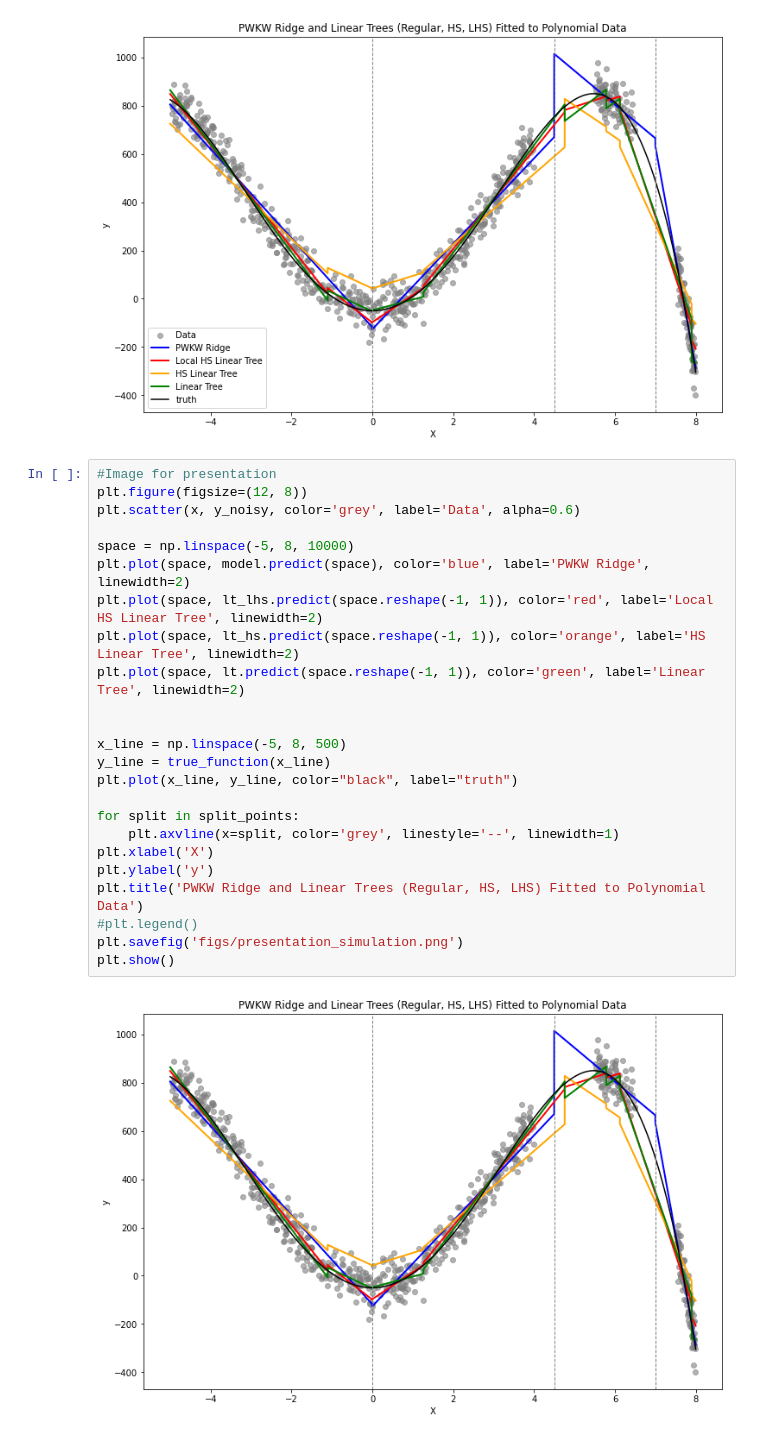
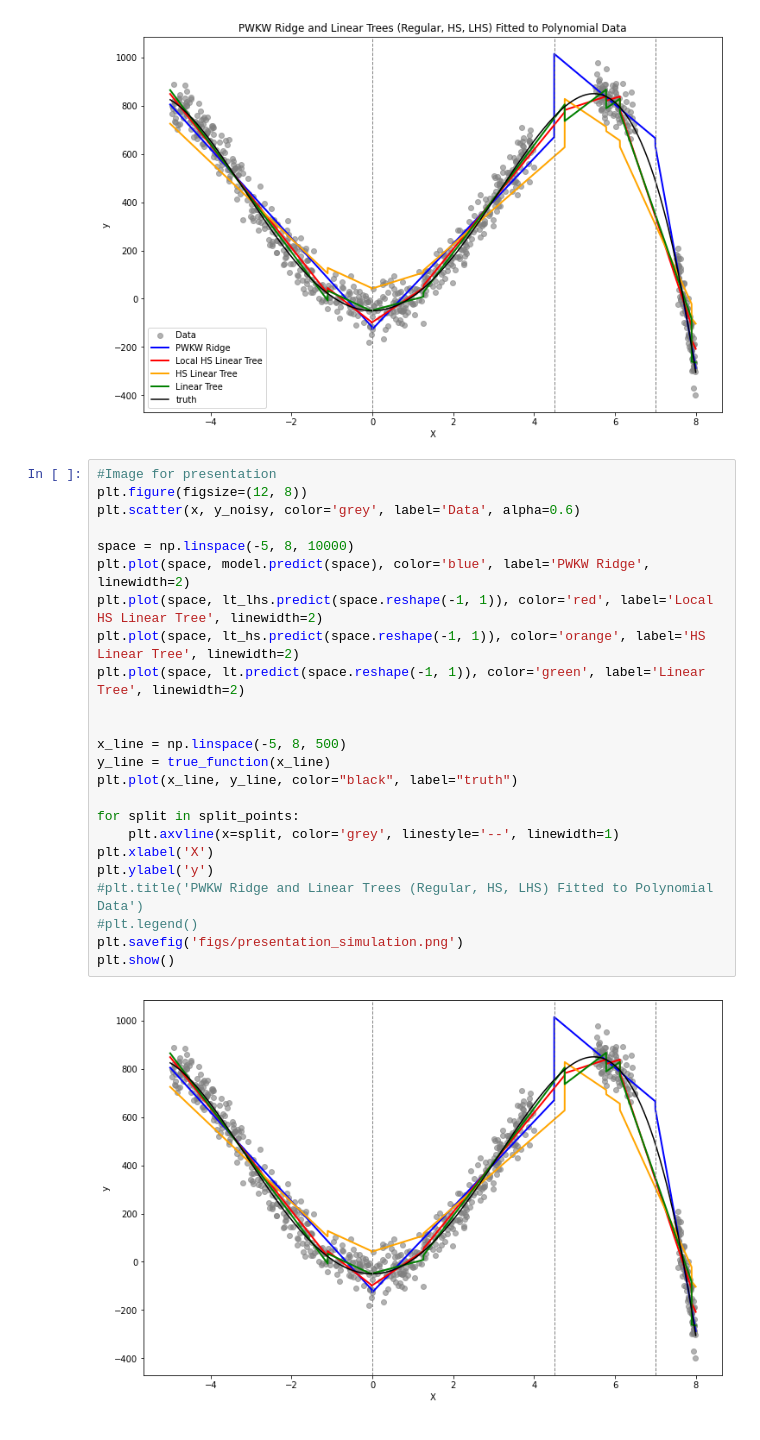
Before and after one commit to mattyshen/kwPWRidge, a Jupyter notebook: simulation_comparison.ipynb, the cells around one changed output. Cells and saved outputs as stored; diff of their text form.

Commit message:
no title plots

```diff
--- a/simulation_comparison.ipynb
+++ b/simulation_comparison.ipynb
@@ -68,26 +68,26 @@ plt.show()
 # %%
 #Image for presentation
 plt.figure(figsize=(12, 8))
 plt.scatter(x, y_noisy, color='grey', label='Data', alpha=0.6)
 
 space = np.linspace(-5, 8, 10000)
 plt.plot(space, model.predict(space), color='blue', label='PWKW Ridge', linewidth=2)
 plt.plot(space, lt_lhs.predict(space.reshape(-1, 1)), color='red', label='Local HS Linear Tree', linewidth=2)
 plt.plot(space, lt_hs.predict(space.reshape(-1, 1)), color='orange', label='HS Linear Tree', linewidth=2)
 plt.plot(space, lt.predict(space.reshape(-1, 1)), color='green', label='Linear Tree', linewidth=2)
 
 
 x_line = np.linspace(-5, 8, 500)
 y_line = true_function(x_line)
 plt.plot(x_line, y_line, color="black", label="truth")
 
 for split in split_points:
     plt.axvline(x=split, color='grey', linestyle='--', linewidth=1)
 plt.xlabel('X')
 plt.ylabel('y')
-plt.title('PWKW Ridge and Linear Trees (Regular, HS, LHS) Fitted to Polynomial Data')
+#plt.title('PWKW Ridge and Linear Trees (Regular, HS, LHS) Fitted to Polynomial Data')
 #plt.legend()
 plt.savefig('figs/presentation_simulation.png')
 plt.show()
 # %% [output]
-[figure, old version]
+[figure, new version]
```
Also changed, not shown: 3 other files.
